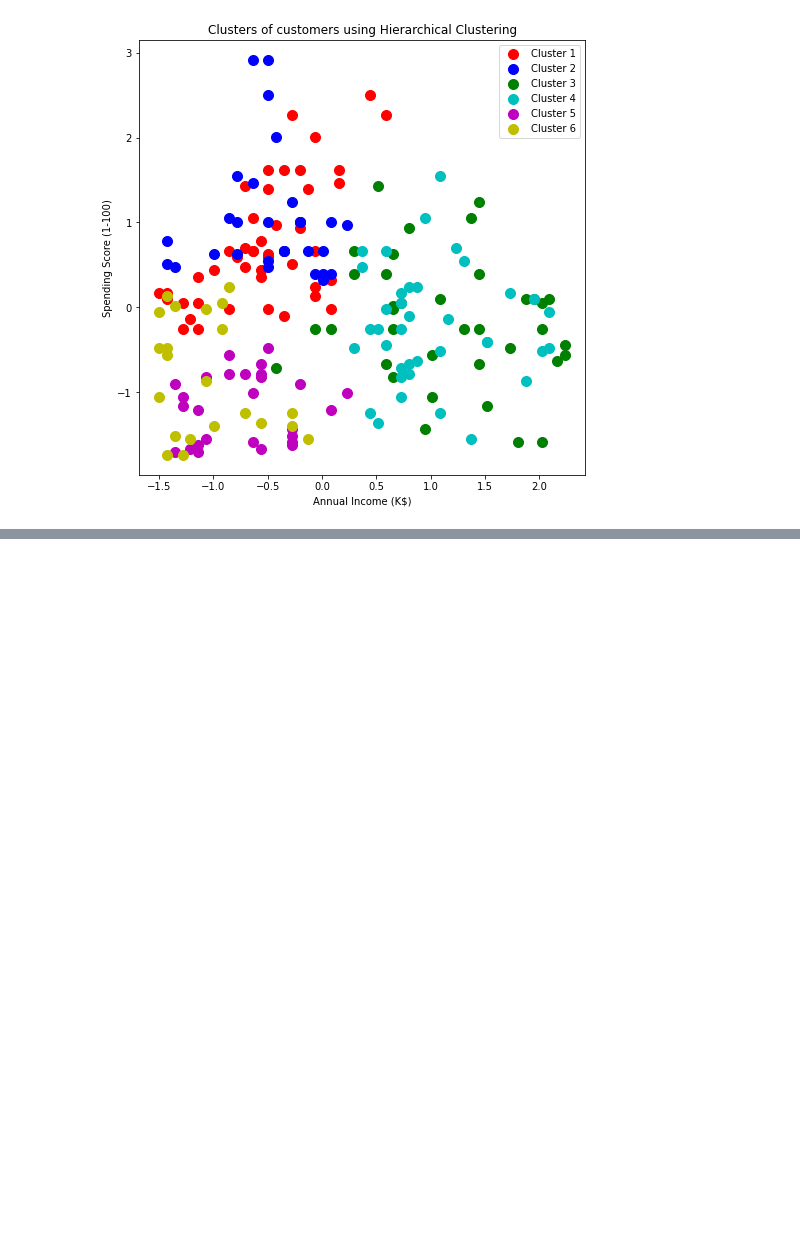
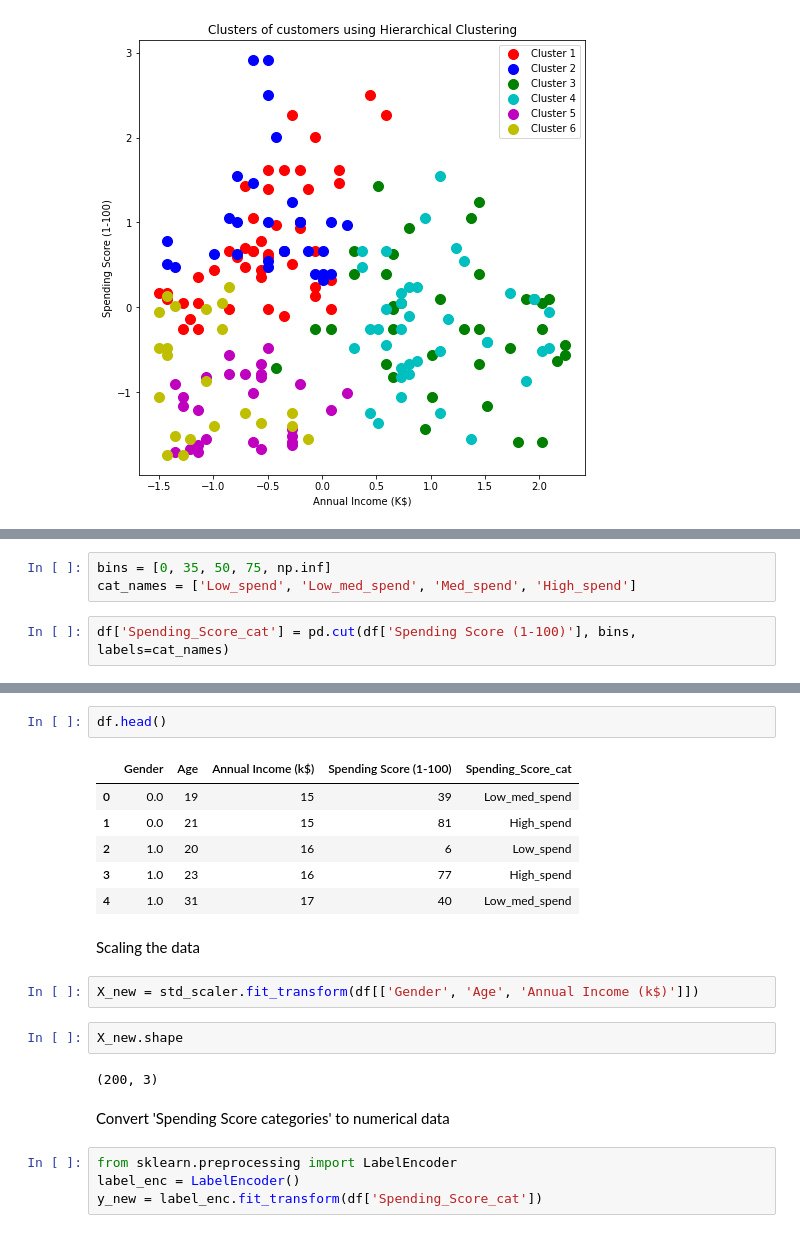
Before and after one commit to achatzia/Machine_Learning, a Jupyter notebook: ML_Customer_Segmentation.ipynb, the cells around one changed output, grey strips where cells are left out. Drawn from its saved outputs; the diff is of its cells as text; blank space fills up the shorter version.

```diff
--- a/ML_Customer_Segmentation.ipynb
+++ b/ML_Customer_Segmentation.ipynb
@@ -321,0 +326,5 @@ plt.show()
+# %%
+bins = [0, 35, 50, 75, np.inf]
+cat_names = ['Low_spend', 'Low_med_spend', 'Med_spend', 'High_spend']
+# %%
+df['Spending_Score_cat'] = pd.cut(df['Spending Score (1-100)'], bins, labels=cat_names)
@@ -321,0 +340,23 @@ plt.show()
+# %%
+df.head()
+# %% [output]
+|  | Gender | Age | Annual Income (k$) | Spending Score (1-100) | Spending_Score_cat |
+| 0 | 0.0 | 19 | 15 | 39 | Low_med_spend |
+| 1 | 0.0 | 21 | 15 | 81 | High_spend |
+| 2 | 1.0 | 20 | 16 | 6 | Low_spend |
+| 3 | 1.0 | 23 | 16 | 77 | High_spend |
+| 4 | 1.0 | 31 | 17 | 40 | Low_med_spend |
+# %% [markdown]
+Scaling the data
+# %%
+X_new = std_scaler.fit_transform(df[['Gender', 'Age', 'Annual Income (k$)']])
+# %%
+X_new.shape
+# %% [output]
+(200, 3)
+# %% [markdown]
+Convert 'Spending Score categories' to numerical data
+# %%
+from sklearn.preprocessing import LabelEncoder
+label_enc = LabelEncoder()
+y_new = label_enc.fit_transform(df['Spending_Score_cat'])
```
Also changed, not shown: parts of 27 cells of this notebook.
